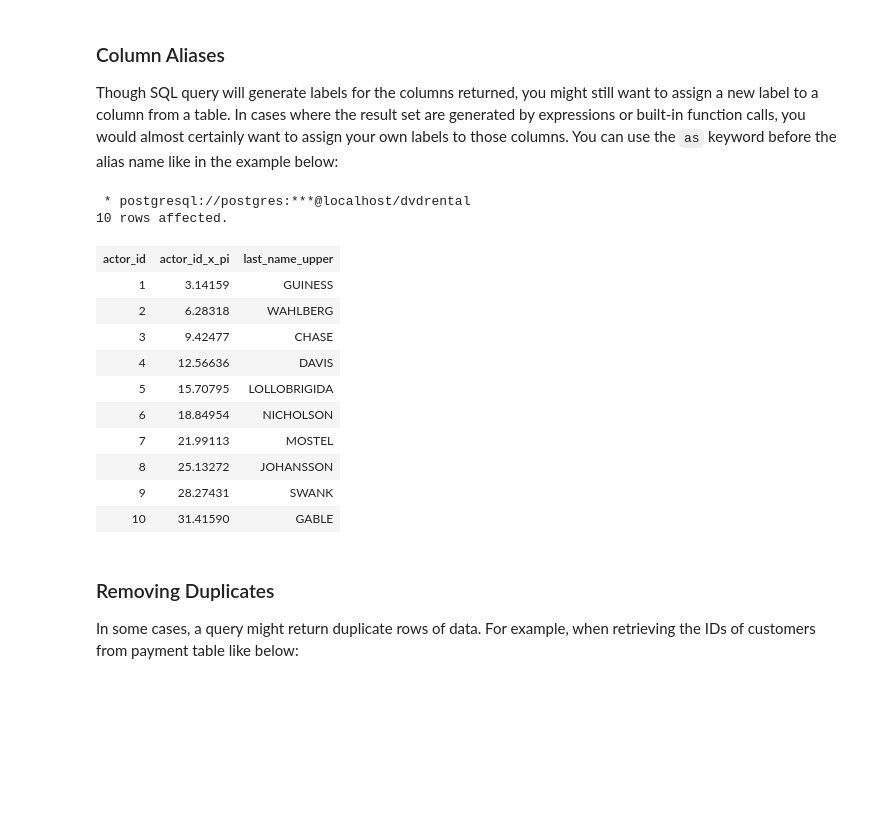
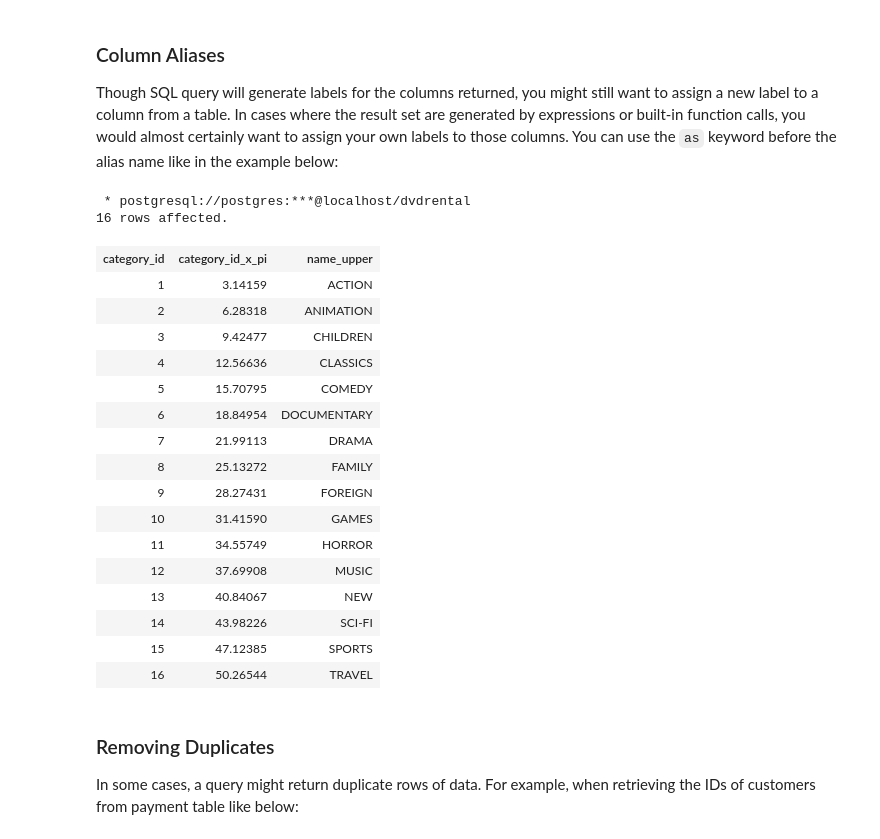
Before and after one commit to colintwh/sql-basics, a Jupyter notebook: QueryData.ipynb, the cells around one changed output. Drawn from its saved outputs; the diff is of its cells as text; code cells hidden in the pictures; blank space fills up the shorter version.

```diff
--- a/QueryData.ipynb
+++ b/QueryData.ipynb
@@ -153,24 +159,30 @@ Though SQL query will generate labels for the columns returned, you might still
 # %%
 %%sql
 
-SELECT actor_id,
-actor_id * 3.14159 AS actor_id_x_pi,
-UPPER(last_name) AS last_name_upper
-FROM actor LIMIT 10;
+SELECT category_id,
+category_id * 3.14159 AS category_id_x_pi,
+UPPER(name) AS name_upper
+FROM category;
 # %% [output]
  * postgresql://postgres:***@localhost/dvdrental
-10 rows affected.
+16 rows affected.
-| actor_id | actor_id_x_pi | last_name_upper |
-| 1 | 3.14159 | GUINESS |
-| 2 | 6.28318 | WAHLBERG |
-| 3 | 9.42477 | CHASE |
-| 4 | 12.56636 | DAVIS |
-| 5 | 15.70795 | LOLLOBRIGIDA |
-| 6 | 18.84954 | NICHOLSON |
-| 7 | 21.99113 | MOSTEL |
-| 8 | 25.13272 | JOHANSSON |
-| 9 | 28.27431 | SWANK |
-| 10 | 31.41590 | GABLE |
+| category_id | category_id_x_pi | name_upper |
+| 1 | 3.14159 | ACTION |
+| 2 | 6.28318 | ANIMATION |
+| 3 | 9.42477 | CHILDREN |
+| 4 | 12.56636 | CLASSICS |
+| 5 | 15.70795 | COMEDY |
+| 6 | 18.84954 | DOCUMENTARY |
+| 7 | 21.99113 | DRAMA |
+| 8 | 25.13272 | FAMILY |
+| 9 | 28.27431 | FOREIGN |
+| 10 | 31.41590 | GAMES |
+| 11 | 34.55749 | HORROR |
+| 12 | 37.69908 | MUSIC |
+| 13 | 40.84067 | NEW |
+| 14 | 43.98226 | SCI-FI |
+| 15 | 47.12385 | SPORTS |
+| 16 | 50.26544 | TRAVEL |
 # %% [markdown]
 ### Removing Duplicates
 
```
Also changed, not shown: parts of 1 cell of this notebook.
